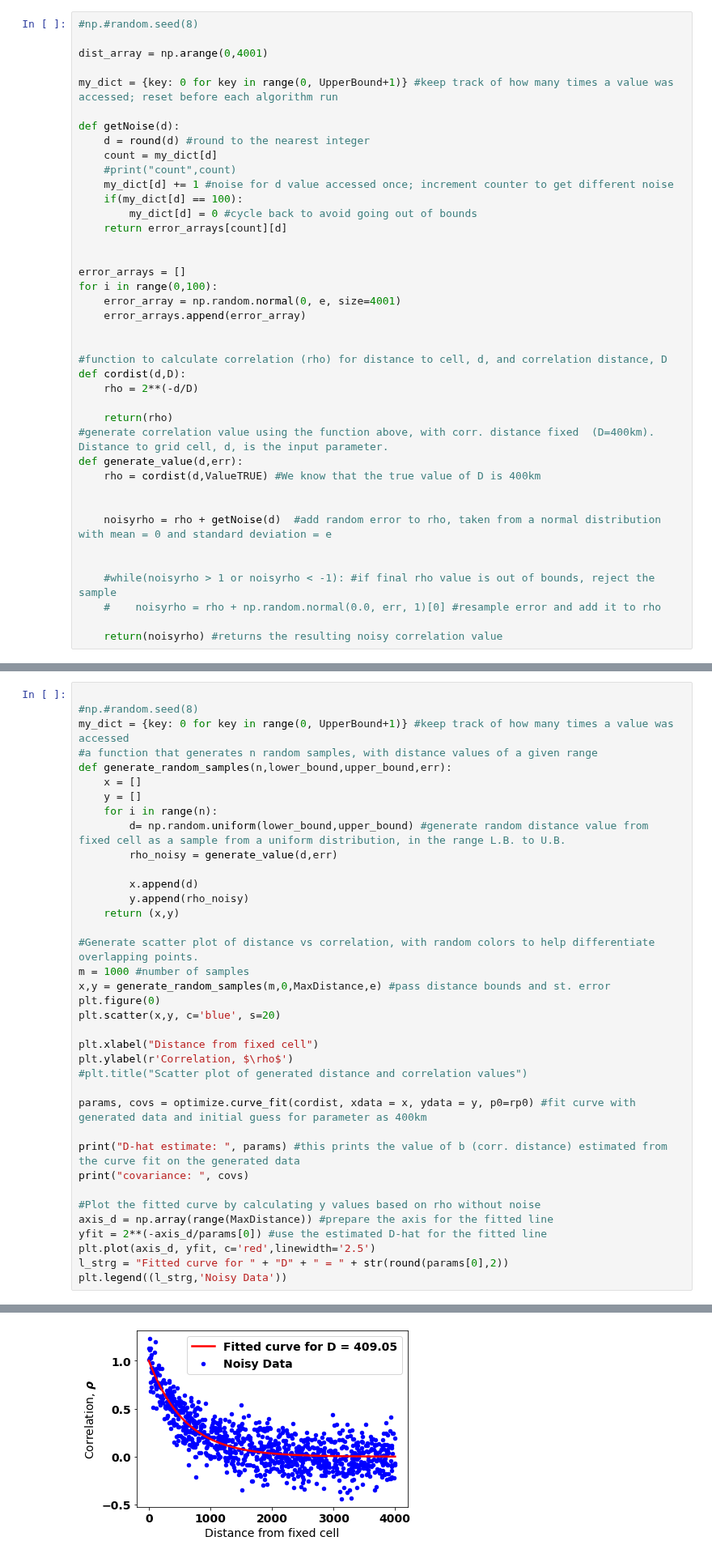
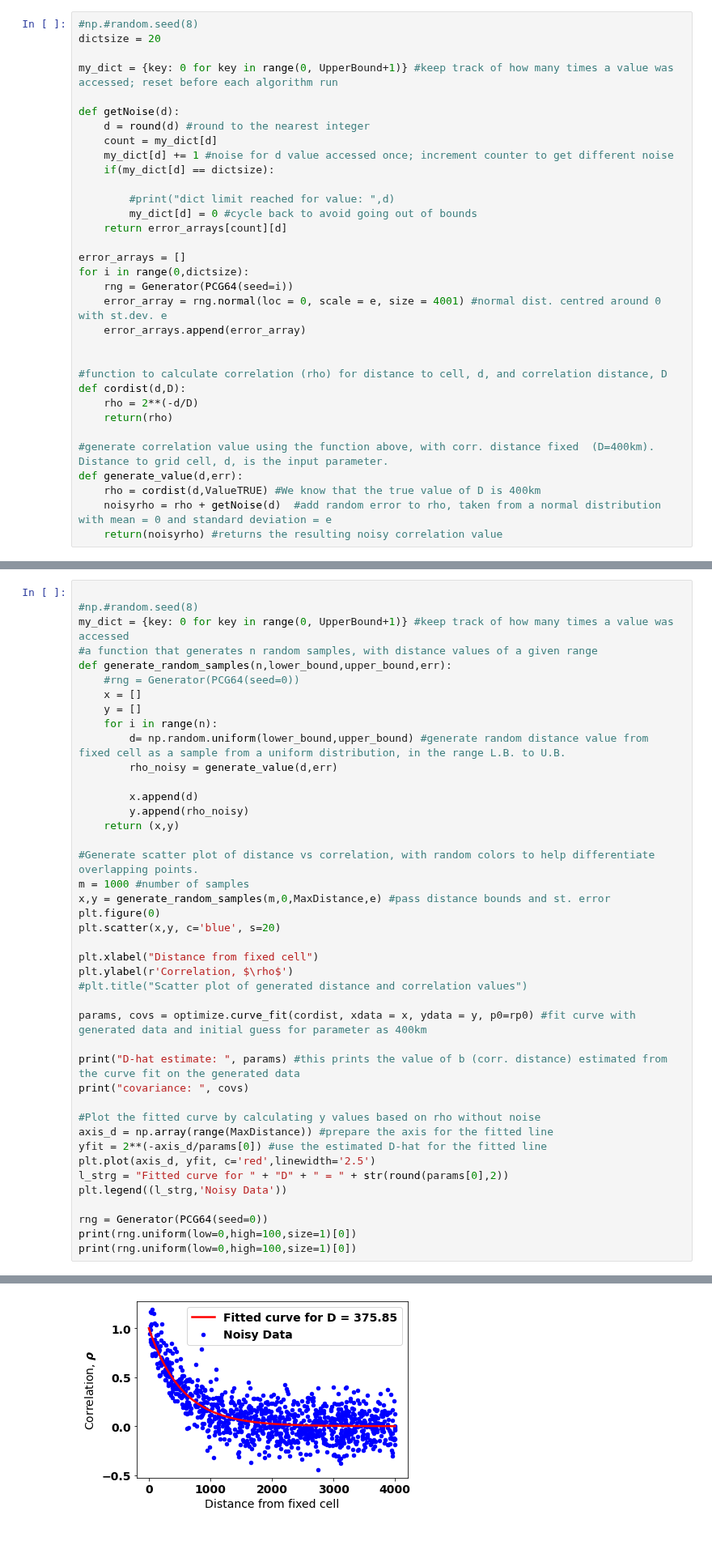
Before and after one commit to mustafa-majid-uu/curvefit_sampling, a Jupyter notebook: ex_R.ipynb, the cells around one changed output, grey strips where cells are left out. Shown at 81% size. Cells and saved outputs as stored; diff of their text form.

```diff
--- a/ex_R.ipynb
+++ b/ex_R.ipynb
@@ -32,43 +32,36 @@ rp0 = np.random.uniform(100,1000) #sample initial random guess of D-hat for curv
 <h2>Generating Noisy Artificial Data</h2>
 # %%
 #np.#random.seed(8)
-
-dist_array = np.arange(0,4001)
+dictsize = 20
 
 my_dict = {key: 0 for key in range(0, UpperBound+1)} #keep track of how many times a value was accessed; reset before each algorithm run
 
 def getNoise(d):
     d = round(d) #round to the nearest integer
     count = my_dict[d]
-    #print("count",count)
     my_dict[d] += 1 #noise for d value accessed once; increment counter to get different noise
-    if(my_dict[d] == 100):
+    if(my_dict[d] == dictsize):
+
+        #print("dict limit reached for value: ",d)
         my_dict[d] = 0 #cycle back to avoid going out of bounds
     return error_arrays[count][d]
 
-
 error_arrays = []
-for i in range(0,100):
-    error_array = np.random.normal(0, e, size=4001)
+for i in range(0,dictsize):
+    rng = Generator(PCG64(seed=i))
+    error_array = rng.normal(loc = 0, scale = e, size = 4001) #normal dist. centred around 0 with st.dev. e
     error_arrays.append(error_array)
 
 
 #function to calculate correlation (rho) for distance to cell, d, and correlation distance, D
 def cordist(d,D):
     rho = 2**(-d/D)
+    return(rho)
 
-    return(rho)
 #generate correlation value using the function above, with corr. distance fixed  (D=400km). Distance to grid cell, d, is the input parameter.
 def generate_value(d,err):
     rho = cordist(d,ValueTRUE) #We know that the true value of D is 400km
-
-
     noisyrho = rho + getNoise(d)  #add random error to rho, taken from a normal distribution with mean = 0 and standard deviation = e
-
-
-    #while(noisyrho > 1 or noisyrho < -1): #if final rho value is out of bounds, reject the sample
-    #    noisyrho = rho + np.random.normal(0.0, err, 1)[0] #resample error and add it to rho
-
     return(noisyrho) #returns the resulting noisy correlation value
 # %% [markdown]
 <h2>Test Noise</h2>
@@ -92,6 +85,7 @@ print(getNoise(300))
 my_dict = {key: 0 for key in range(0, UpperBound+1)} #keep track of how many times a value was accessed
 #a function that generates n random samples, with distance values of a given range
 def generate_random_samples(n,lower_bound,upper_bound,err):
+    #rng = Generator(PCG64(seed=0))
     x = []
     y = []
     for i in range(n):
@@ -123,4 +117,8 @@ yfit = 2**(-axis_d/params[0]) #use the estimated D-hat for the fitted line
 plt.plot(axis_d, yfit, c='red',linewidth='2.5')
 l_strg = "Fitted curve for " + "D" + " = " + str(round(params[0],2))
 plt.legend((l_strg,'Noisy Data'))
+
+rng = Generator(PCG64(seed=0))
+print(rng.uniform(low=0,high=100,size=1)[0])
+print(rng.uniform(low=0,high=100,size=1)[0])
 # %% [output]
@@ -130,2 +129,2 @@ covariance:  [[94.12174048]]
-[figure, old version]
+[figure, new version]
 # %% [markdown]
```
Also changed, not shown: parts of 7 cells of this notebook, 4 other files.
